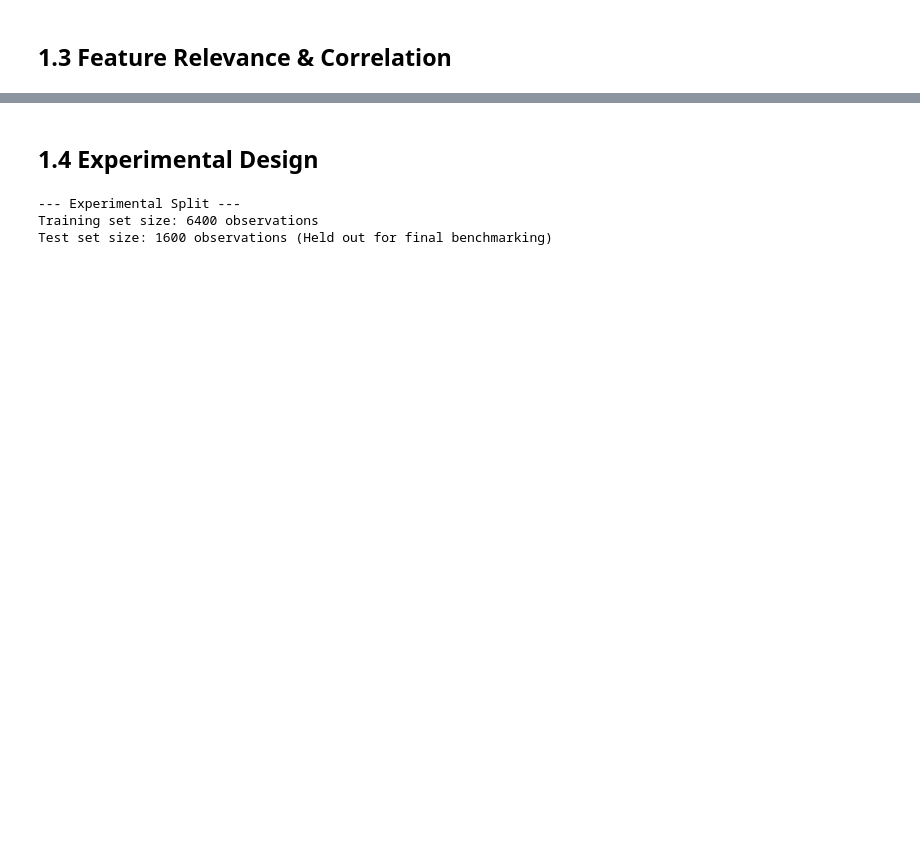
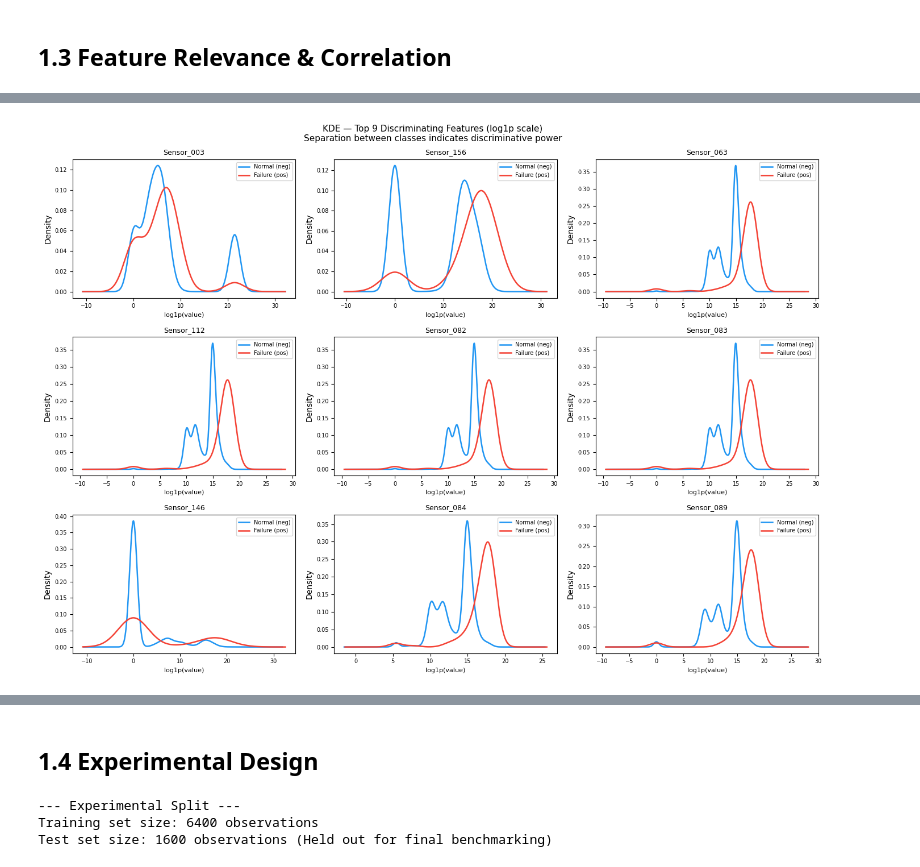
Before and after one commit to YameenMunir/Artificial-Intelligence-Coursework, a Jupyter notebook: notebook/main.ipynb, the cells around one changed output, grey strips where cells are left out. Cells and saved outputs as stored; diff of their text form; code cells hidden in the pictures; blank space fills up the shorter version.

```diff
--- a/notebook/main.ipynb
+++ b/notebook/main.ipynb
@@ -202,0 +216,20 @@ plt.show()
+# %%
+# KDE plots — top 9 discriminating features, pos vs neg overlay (log1p scale to handle skew)
+top9_feats = mean_diff.nlargest(9).index.tolist()
+
+fig, axes = plt.subplots(3, 3, figsize=(14, 10))
+for ax, feat in zip(axes.flatten(), top9_feats):
+    for label, mask, color in [('Normal (neg)', neg_mask, '#2196F3'), ('Failure (pos)', pos_mask, '#F44336')]:
+        data = np.log1p(df[feat][mask].dropna())
+        data.plot.kde(ax=ax, label=label, color=color, linewidth=1.8)
+    ax.set_title(feat, fontsize=9)
+    ax.set_xlabel('log1p(value)', fontsize=8)
+    ax.legend(fontsize=7)
+    ax.tick_params(labelsize=7)
+
+plt.suptitle('KDE — Top 9 Discriminating Features (log1p scale)\nSeparation between classes indicates discriminative power', fontsize=11)
+plt.tight_layout()
+plt.savefig('fig7_kde_class_overlay.png', dpi=150, bbox_inches='tight')
+plt.show()
+# %% [output]
+[figure, added]
```
Also changed, not shown: parts of 6 cells of this notebook, 2 other files.
